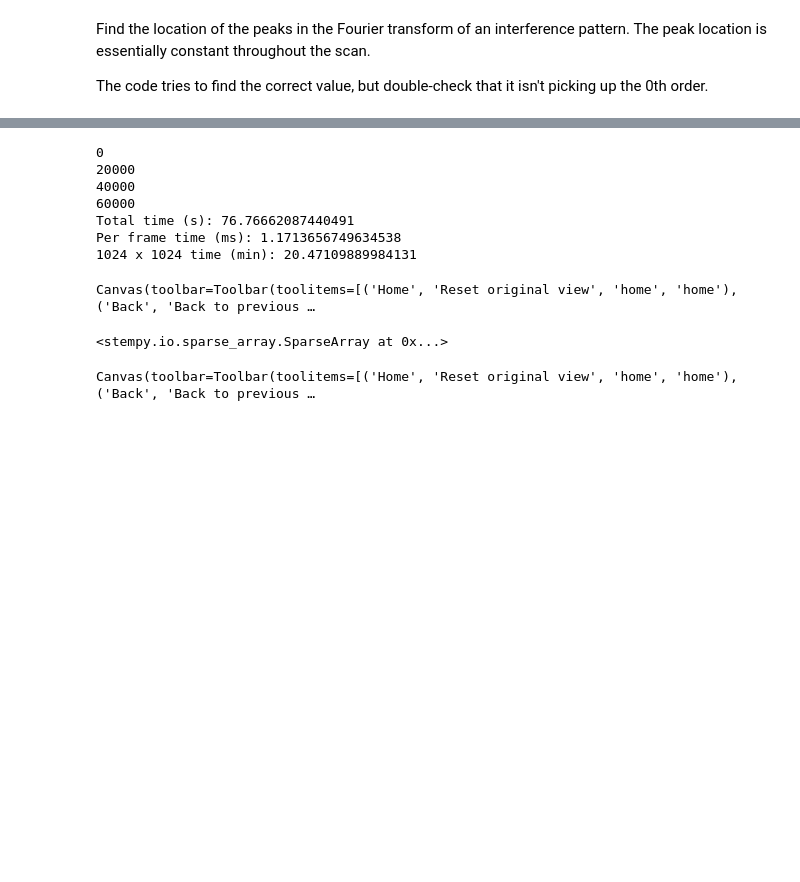
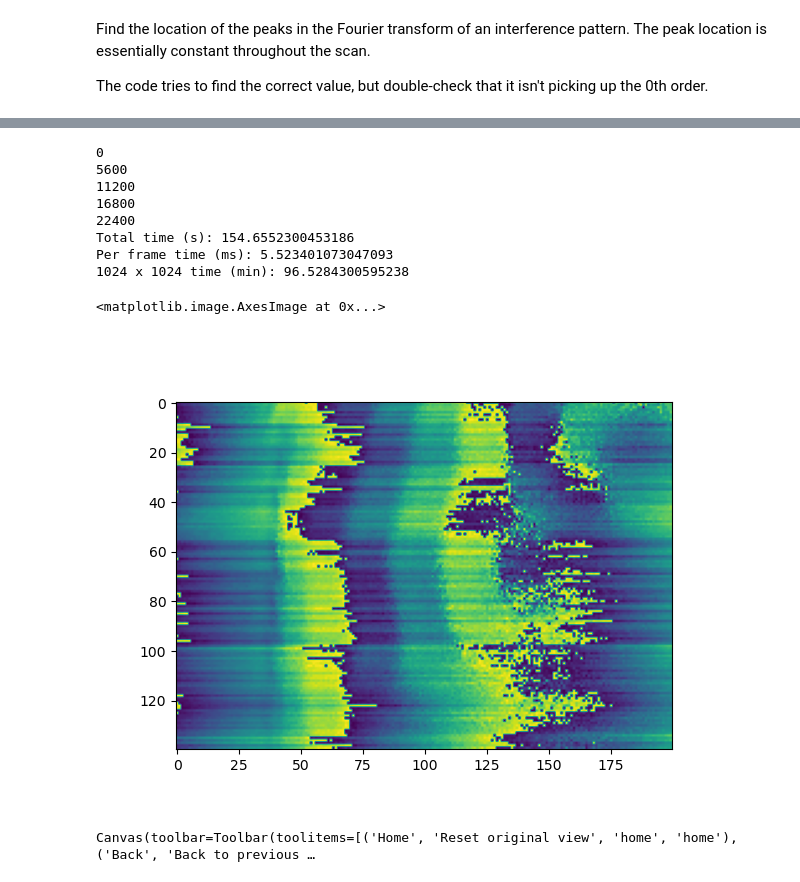
Before and after one commit to McMorranLab/stemhpy, a Jupyter notebook: dataAnalysis.ipynb, the cells around one changed output, grey strips where cells are left out. Saved outputs shown, nothing was run; the diff lists cells and outputs as text; code cells hidden in the pictures; blank space fills up the shorter version.

```diff
--- a/dataAnalysis.ipynb
+++ b/dataAnalysis.ipynb
@@ -88,3 +103,5 @@ Canvas(toolbar=Toolbar(toolitems=[('Home', 'Reset original view', 'home', 'home'
+# %%
+first_order = (830,30)
 # %%
 # setting up pyfftw numpy interface
 pyfftw.config.NUM_THREADS = cpu_count()
@@ -102,39 +119,40 @@ peaks = np.zeros(num_frames, dtype=complex)
 
 start = time.time()
 
 # the forward Fourier transform is the vast majority of the work+computation time here
 for i, frame in enumerate(data1D):
     if i % (num_frames//5) == 0:
         print(i)
 
     base[:] = frame
 
     ft = pyfftw.interfaces.numpy_fft.rfft2(base)  # take Fourier transform of the windowed frame
     # ft = cupy.fft.rfft2(cupy.asarray(frame))
 
     fourier_space_peak = st.grab_square_box(ft, selection_size, first_order) # select the area around desired peak
 
     peaks[i] = np.sum(fourier_space_peak)
 
 phaseMap = np.angle(peaks).reshape((scan_row_num, scan_col_num))
 
 end = time.time()
 
 print("Total time (s): " + str(end - start))
 print("Per frame time (ms): " + str((end - start) / scan_row_num / scan_col_num * 1000))
 print('1024 x 1024 time (min): ' + str((end - start) / scan_row_num / scan_col_num * 1024 * 1024 / 60))
 
-fig, ax = plt.subplots()
+fig, ax = plt.subplots(tight_layout=True)
 ax.imshow(phaseMap)
 
 # np.save(savePath + '14Phase_256_ord1', phaseMap)
 # %% [output]
 0
-20000
-40000
-60000
-Total time (s): 76.76662087440491
-Per frame time (ms): 1.1713656749634538
-1024 x 1024 time (min): 20.47109889984131
+5600
+11200
+16800
+22400
+Total time (s): 154.6552300453186
+Per frame time (ms): 5.523401073047093
+1024 x 1024 time (min): 96.5284300595238
-Canvas(toolbar=Toolbar(toolitems=[('Home', 'Reset original view', 'home', 'home'), ('Back', 'Back to previous …
+<matplotlib.image.AxesImage at 0x...>
-<stempy.io.sparse_array.SparseArray at 0x...>
+[figure, added]
```
Also changed, not shown: parts of 8 cells of this notebook.
